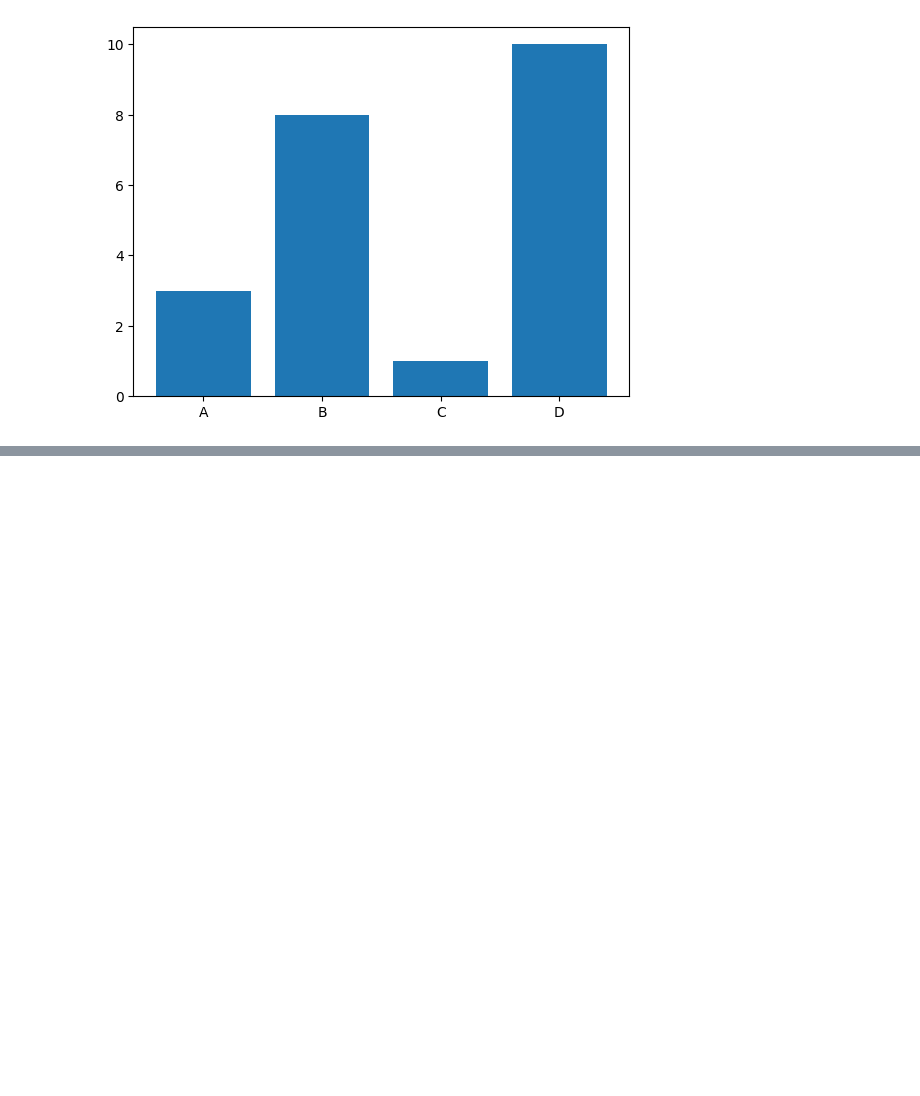
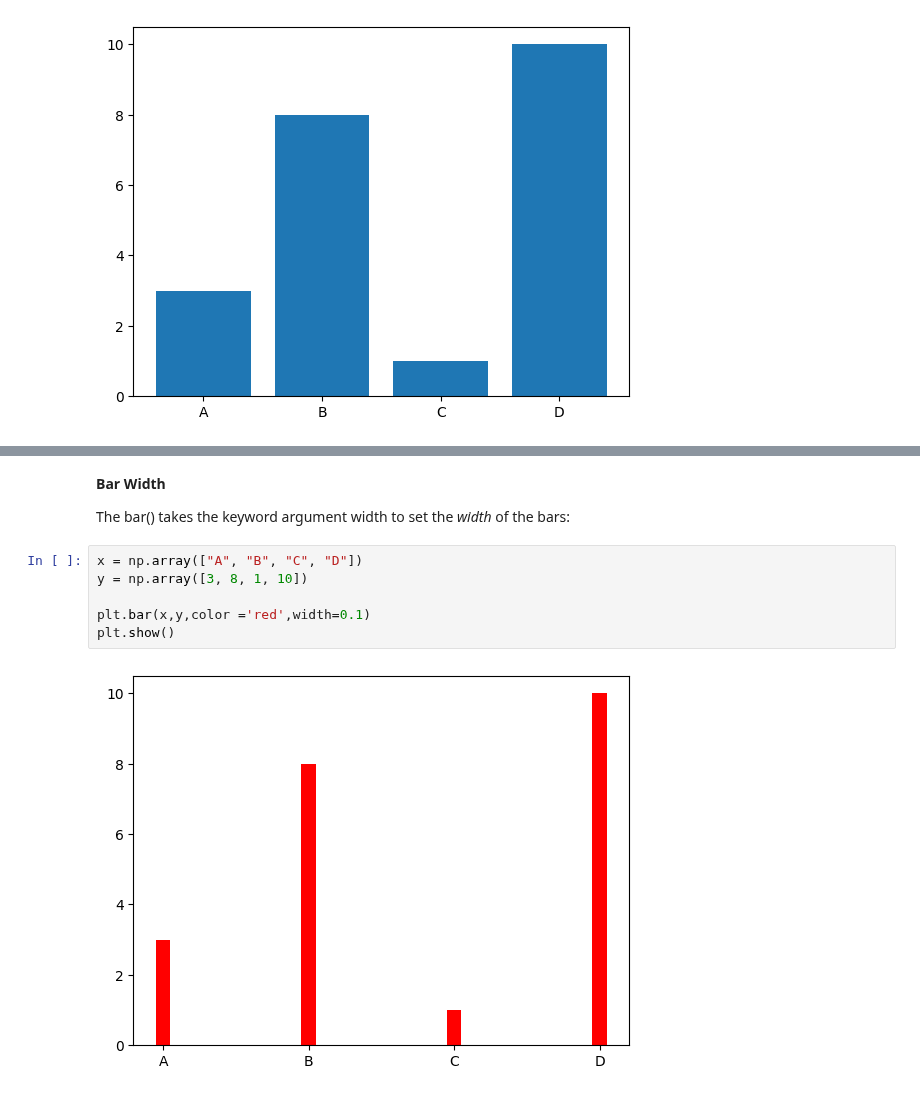
Before and after one commit to Govind-kumawat2002/Python_Library, a Jupyter notebook: moduls/for_liet/matelptelib.ipynb, the cells around one changed output, grey strips where cells are left out. Saved outputs shown, nothing was run; the diff lists cells and outputs as text; blank space fills up the shorter version.

```diff
--- a/moduls/for_liet/matelptelib.ipynb
+++ b/moduls/for_liet/matelptelib.ipynb
@@ -356,0 +384,13 @@ plt.show()
+# %% [markdown]
+**Bar Width**
+
+
+The bar() takes the keyword argument width to set the *width* of the bars:
+# %%
+x = np.array(["A", "B", "C", "D"])
+y = np.array([3, 8, 1, 10])
+
+plt.bar(x,y,color ='red',width=0.1)
+plt.show()
+# %% [output]
+[figure, added]
```
Also changed, not shown: parts of 19 cells of this notebook.
